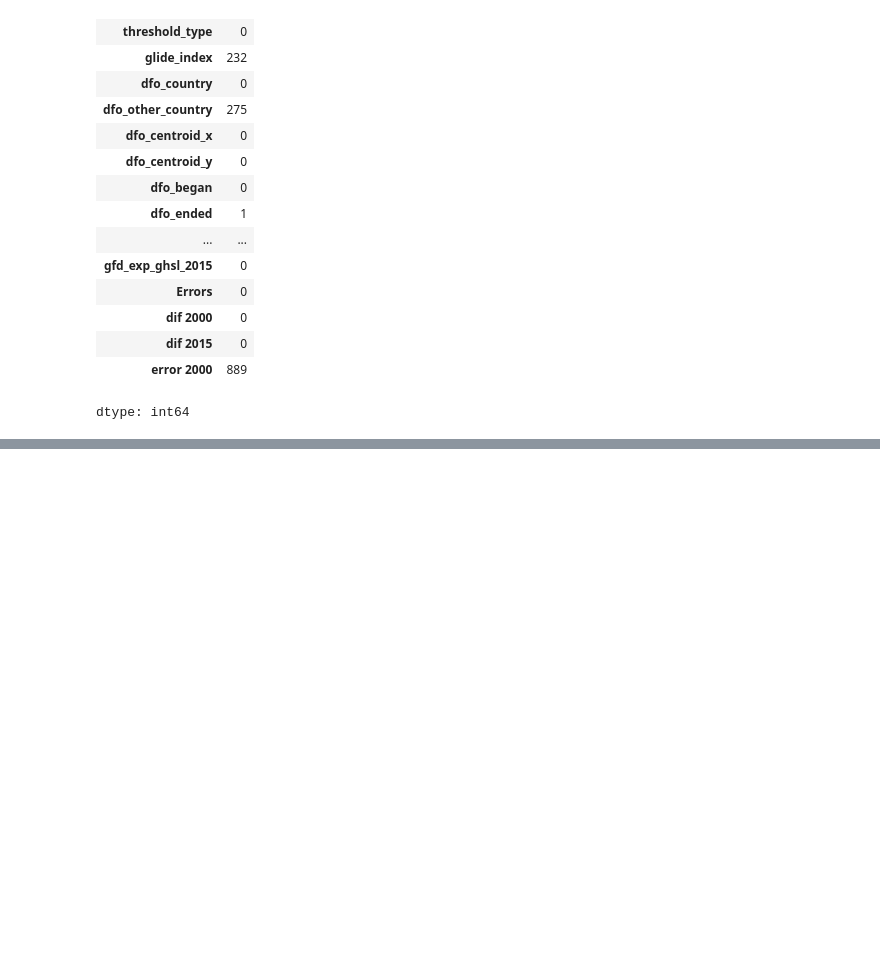
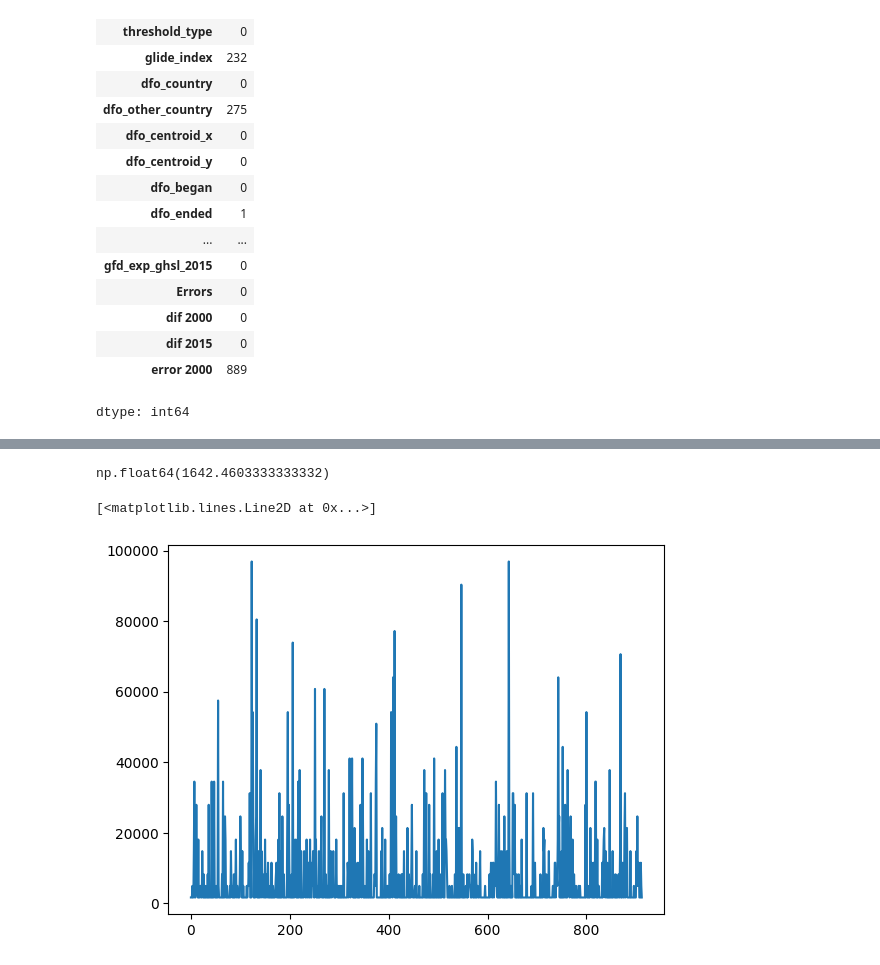
Before and after one commit to Tanny-H/BSC_DPDM2025, a Jupyter notebook: Ch3_Data_Preprocessing.ipynb, the cells around one changed output, grey strips where cells are left out. Cells and saved outputs as stored; diff of their text form; code cells hidden in the pictures; blank space fills up the shorter version.

```diff
--- a/Ch3_Data_Preprocessing.ipynb
+++ b/Ch3_Data_Preprocessing.ipynb
@@ -258,0 +301,29 @@ dtype: int64
+# %%
+def put_value_into_bins(value,bin_edge):
+  num_bins = len(bin_edge) # Total number of edges
+
+  # Case 1: Value is less than the first bin edge
+  if value < bin_edge[0]:
+      new_val = bin_edge[0] + (bin_edge[1] - bin_edge[0]) / 2
+  # Case 2: Value is greater than or equal to the last bin edge
+  elif value >= bin_edge[num_bins-1]:
+      new_val = bin_edge[num_bins-2] + (bin_edge[num_bins-1] - bin_edge[num_bins-2]) / 2
+  # Case 3: Value is within the defined bin range
+  else:
+      for i in range(num_bins - 1): # Iterate through bin intervals
+        if value >= bin_edge[i] and value < bin_edge[i+1]:
+          new_val = bin_edge[i] + (bin_edge[i+1] - bin_edge[i])/2
+          break # Found the bin, no need to check further
+
+  return new_val
+# %%
+put_value_into_bins(3000,outputhist[1])
+# %% [output]
+np.float64(1642.4603333333332)
+# %%
+flood['gfd_area_bin']= flood['gfd_area'].apply(lambda x: put_value_into_bins(x,outputhist[1]))
+# %%
+plt.plot(flood['gfd_area_bin'])
+# %% [output]
+[<matplotlib.lines.Line2D at 0x...>]
+[figure, added]
```
Also changed, not shown: parts of 21 cells of this notebook.
